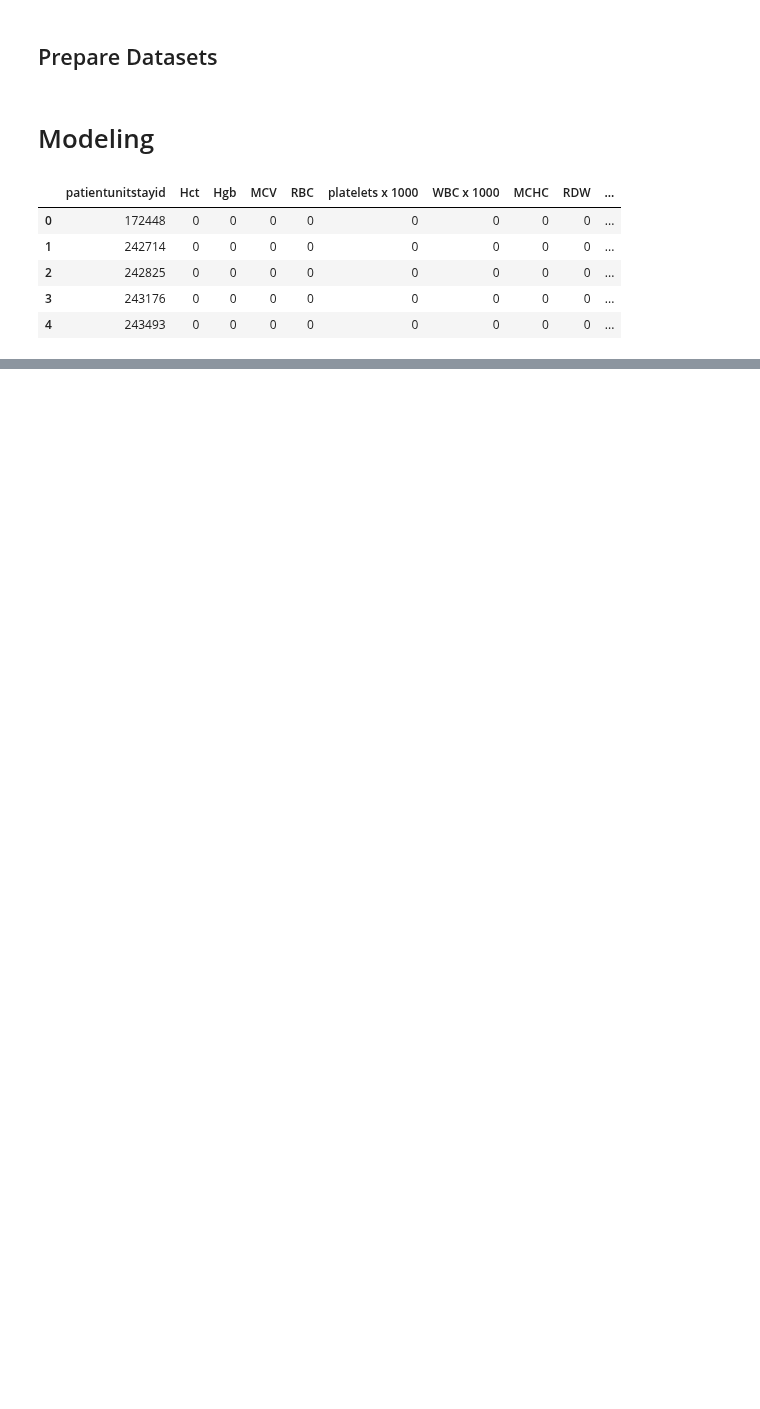
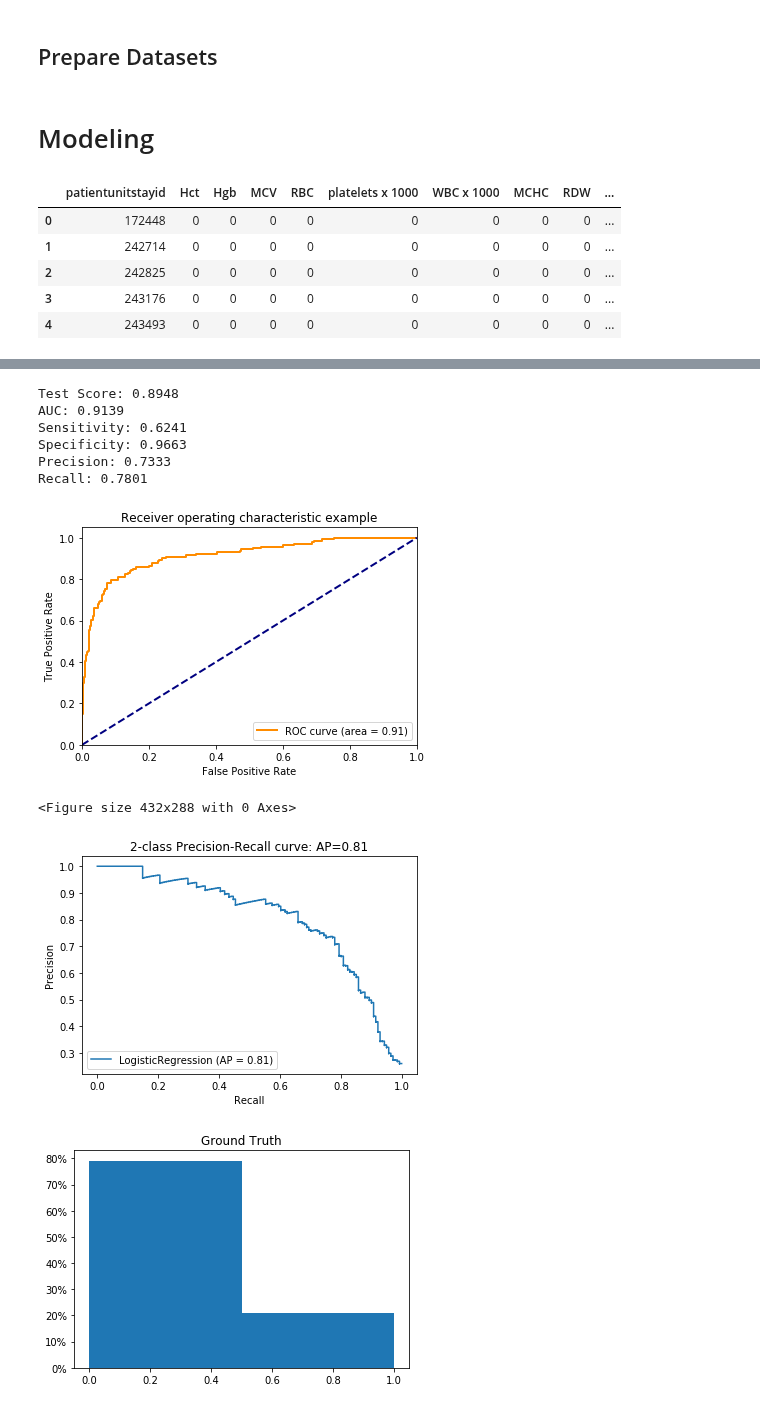
Before and after one commit to adit98/tbi, a Jupyter notebook: GCS_Modeling.ipynb, the cells around one changed output, grey strips where cells are left out. Cells and saved outputs as stored; diff of their text form; code cells hidden in the pictures; blank space fills up the shorter version.

```diff
--- a/GCS_Modeling.ipynb
+++ b/GCS_Modeling.ipynb
@@ -486,0 +529,5 @@ X_dem = np.hstack([dem_allids.loc[dem_allids['patientunitstayid'] == g][dem_cols
+# %%
+# Re-ordering the death mortality columns based on patientunitstayid
+death_cols = ['alive']
+deathstatus = np.hstack([death.loc[death['patientunitstayid'] == g][death_cols].values[:,None] for g in keys])[0]
+print(deathstatus)
@@ -498,0 +829,73 @@ X_infusion = np.hstack([infusion_allids.loc[infusion_allids['patientunitstayid']
+# %%
+# test model
+predY = clf.predict_proba(testX)[:, 1]
+print("Test Score:", np.round(clf.score(testX, testY_mod), 4))
+
+# get auc
+auc = roc_auc_score(testY_mod, predY)
+print("AUC:", np.round(auc, 4))
+
+# plot roc curve
+fpr, tpr, roc_thresholds = roc_curve(testY_mod, predY)
+precision, recall, thresholds = precision_recall_curve(testY_mod, predY)
+
+# optimize for precision and recall
+best_pr_thresh = np.argmax(np.square(precision) + np.square(recall))
+
+# find corresponding threshold index for roc curve (thresholds are reverse order)
+roc_thresh = int(roc_thresholds.shape[0] * (1 - best_pr_thresh / thresholds.shape[0]))
+
+#print('roc thresh:', roc_thresholds.shape)
+#print('pr thresh:', thresholds.shape)
+
+print("Sensitivity: " + str(np.round(tpr[roc_thresh], 4)))
+print("Specificity: " + str(np.round(1 - fpr[roc_thresh], 4)))
+print("Precision: " + str(np.round(precision[best_pr_thresh], 4)))
+print("Recall: " + str(np.round(recall[best_pr_thresh], 4)))
+
+plt.figure()
+lw = 2
+plt.plot(fpr, tpr, color='darkorange',
+         lw=lw, label='ROC curve (area = %0.2f)' % auc)
+plt.plot([0, 1], [0, 1], color='navy', lw=lw, linestyle='--')
+plt.xlim([0.0, 1.0])
+plt.ylim([0.0, 1.05])
+plt.xlabel('False Positive Rate')
+plt.ylabel('True Positive Rate')
+plt.title('Receiver operating characteristic example')
+plt.legend(loc="lower right")
+plt.show()
+
+plt.figure()
+average_precision = average_precision_score(testY_mod, predY)
+disp = plot_precision_recall_curve(clf, testX, testY_mod)
+disp.ax_.set_title('2-class Precision-Recall curve: '
+                   'AP={0:0.2f}'.format(average_precision))
+plt.show()
+# class balance
+plt.hist(testY_mod, bins=2, weights=np.ones(len(testY_mod)) / len(testY_mod))
+plt.gca().yaxis.set_major_formatter(PercentFormatter(1))
+plt.title("Ground Truth")
+plt.show()
+
+plt.hist(predY, bins=2, weights=np.ones(len(predY)) / len(predY))
+plt.gca().yaxis.set_major_formatter(PercentFormatter(1))
+plt.title("Predicted")
+plt.show()
+
+# heatmap
+predY = predY > thresholds[best_pr_thresh]
+confusion = confusion_matrix(predY, testY_mod)
+confusion = confusion / np.sum(confusion, axis=1)[:, None]
+heatmap = sns.heatmap(confusion, linewidths=.5, cmap="YlGnBu")
+# %% [output]
+Test Score: 0.8948
+AUC: 0.9139
+Sensitivity: 0.6241
+Specificity: 0.9663
+Precision: 0.7333
+Recall: 0.7801
+[figure, added]
+<Figure size 432x288 with 0 Axes>
+[figure, added]
+[figure, added]
```
Also changed, not shown: parts of 24 cells of this notebook.
